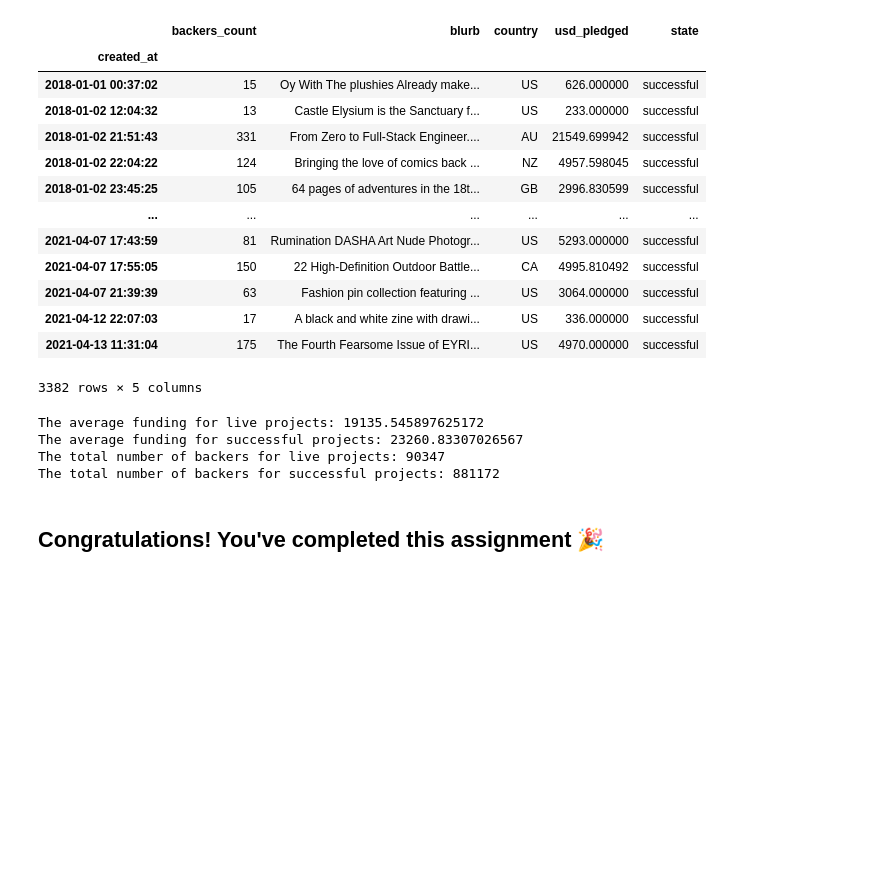
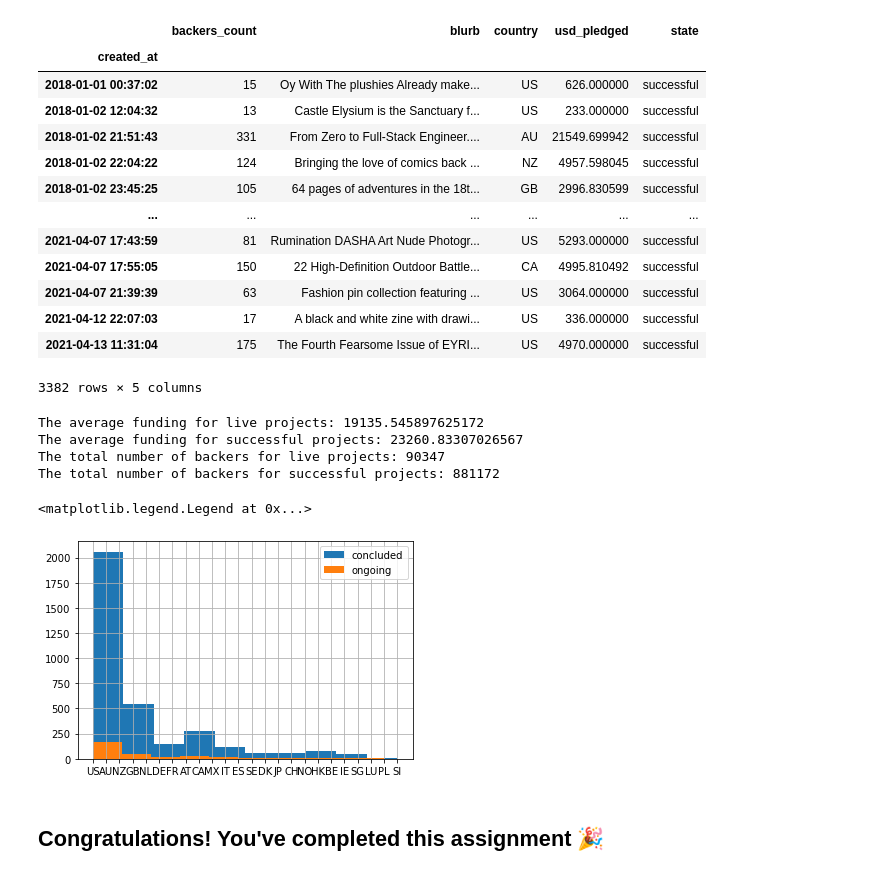
Before and after one commit to Alaa-alsulaiman/week02, a Jupyter notebook: assignment_w2_c1_template.ipynb, the cells around one changed output. Saved outputs shown, nothing was run; the diff lists cells and outputs as text; code cells hidden in the pictures; blank space fills up the shorter version.

```diff
--- a/assignment_w2_c1_template.ipynb
+++ b/assignment_w2_c1_template.ipynb
@@ -188,10 +188,13 @@ The total number of backers for successful projects: 881172
 # %%
 # Objective 13.
 # Using pandas helper methods, plot historgrams for each country.
 # Do not change the order of these
 
 concluded_df['country'].hist()
 ax = ongoing_df['country'].hist()
-ax.legend(['concluded',''])
+ax.legend(['concluded','ongoing'])
+# %% [output]
+<matplotlib.legend.Legend at 0x...>
+[figure, added]
 # %% [markdown]
 ## Congratulations! You've completed this assignment 🎉
```
